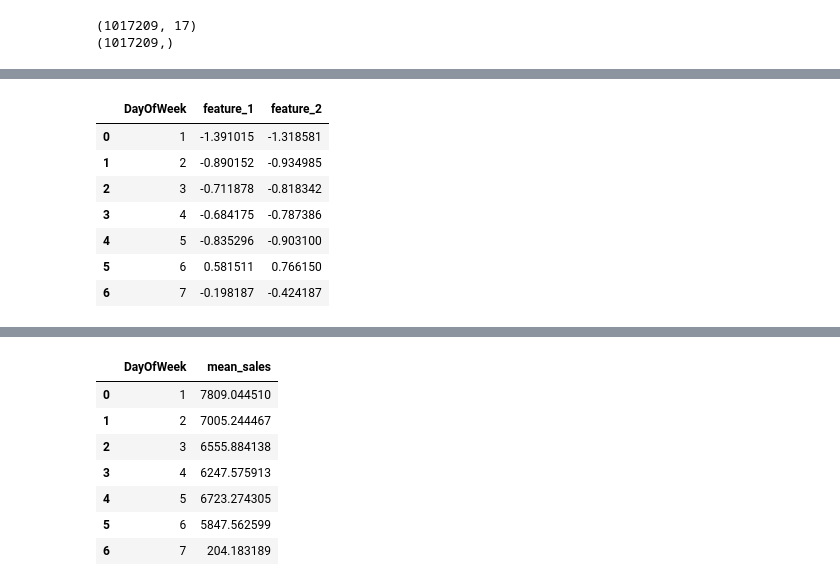
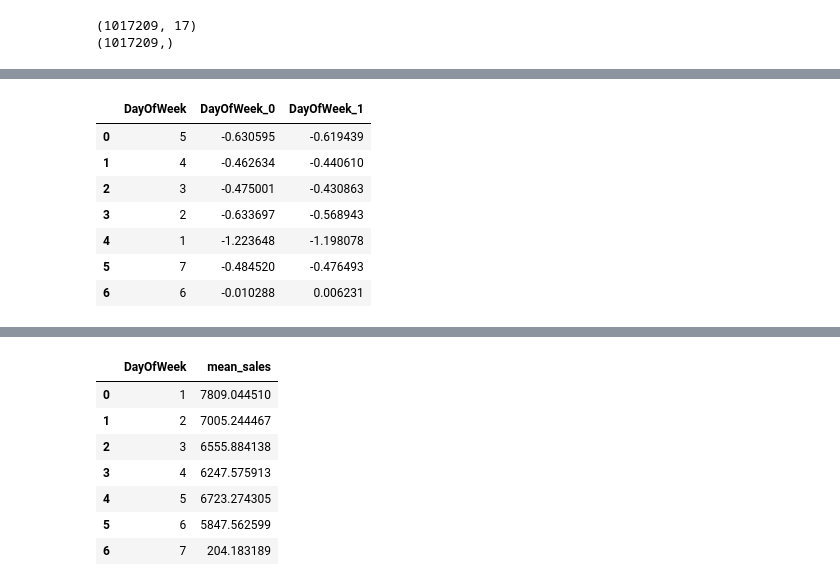
Before and after one commit to suvkp/Cat2Emb, a Jupyter notebook: EDA.ipynb, the cells around one changed output, grey strips where cells are left out. Saved outputs shown, nothing was run; the diff lists cells and outputs as text; code cells hidden in the pictures.

```diff
--- a/EDA.ipynb
+++ b/EDA.ipynb
@@ -171,3 +130,3 @@ memory usage: 5.6+ MB
 # %%
-var = ['Store', 'Open', 'StoreType', 'DayOfWeek']
+var = ['Store', 'Open', 'StoreType', 'DayOfWeek', 'Assortment', 'SchoolHoliday']
 # %%
@@ -208,4 +193,4 @@ dtype: int64
 # %%
-embed_model = c2e.EmbeddingGenerator(epochs=20)
+embed_model = c2e.EmbeddingGenerator(epochs=5)
 embed_model.fit(X_train[var], y_train)
 # %% [output]
@@ -249,0 +218,3 @@ ________________________________________________________________________________
+# %%
+train_transformed = embed_model.transform(X_train[var])
+train_transformed.head()
@@ -250,17 +238,25 @@ ________________________________________________________________________________
 # %%
-a = pd.DataFrame(embed_model.model.get_layer('DayOfWeek').get_weights()[0]).reset_index().rename({'index':'DayOfWeek'}, axis=1)
-a.columns = ['DayOfWeek', 'feature_1', 'feature_2']
-a['DayOfWeek'] = [i+1 for i in range(7)]
-a
+def get_embeddings_plot(colname, transformed_data):
+    col = [colname, f'{colname}_0', f'{colname}_1']
+    x = transformed_data[col].drop_duplicates().reset_index(drop=True)
+    return x
+
+    # a = pd.DataFrame(embed_model.model.get_layer(colname).get_weights()[0]).reset_index().rename({'index':colname}, axis=1)
+    # a.columns = [colname, 'feature_1', 'feature_2']
+    # a[colname] = [i+1 for i in range(7)]
+    # return a
+
+plotdf = get_embeddings_plot('DayOfWeek', train_transformed)
+plotdf
 # %% [output]
-|  | DayOfWeek | feature_1 | feature_2 |
-| 0 | 1 | -1.391015 | -1.318581 |
-| 1 | 2 | -0.890152 | -0.934985 |
-| 2 | 3 | -0.711878 | -0.818342 |
-| 3 | 4 | -0.684175 | -0.787386 |
-| 4 | 5 | -0.835296 | -0.903100 |
-| 5 | 6 | 0.581511 | 0.766150 |
-| 6 | 7 | -0.198187 | -0.424187 |
+|  | DayOfWeek | DayOfWeek_0 | DayOfWeek_1 |
+| 0 | 5 | -0.630595 | -0.619439 |
+| 1 | 4 | -0.462634 | -0.440610 |
+| 2 | 3 | -0.475001 | -0.430863 |
+| 3 | 2 | -0.633697 | -0.568943 |
+| 4 | 1 | -1.223648 | -1.198078 |
+| 5 | 7 | -0.484520 | -0.476493 |
+| 6 | 6 | -0.010288 | 0.006231 |
 # %%
 import seaborn as sns
 import matplotlib.pyplot as plt
```
Also changed, not shown: parts of 15 cells of this notebook, 4 other files.
